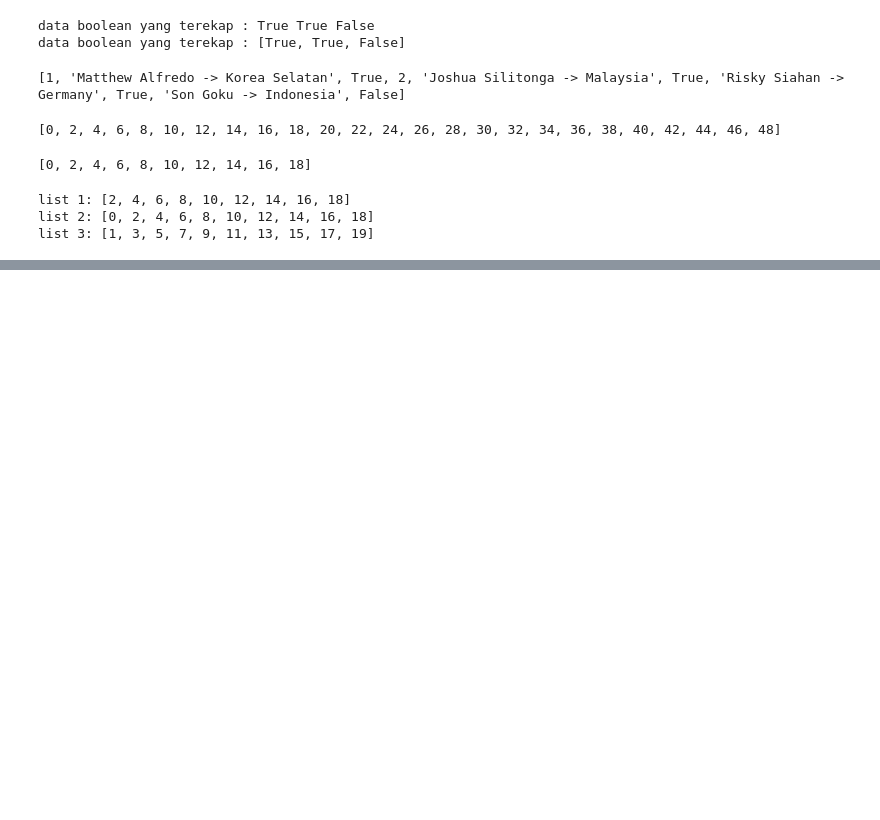
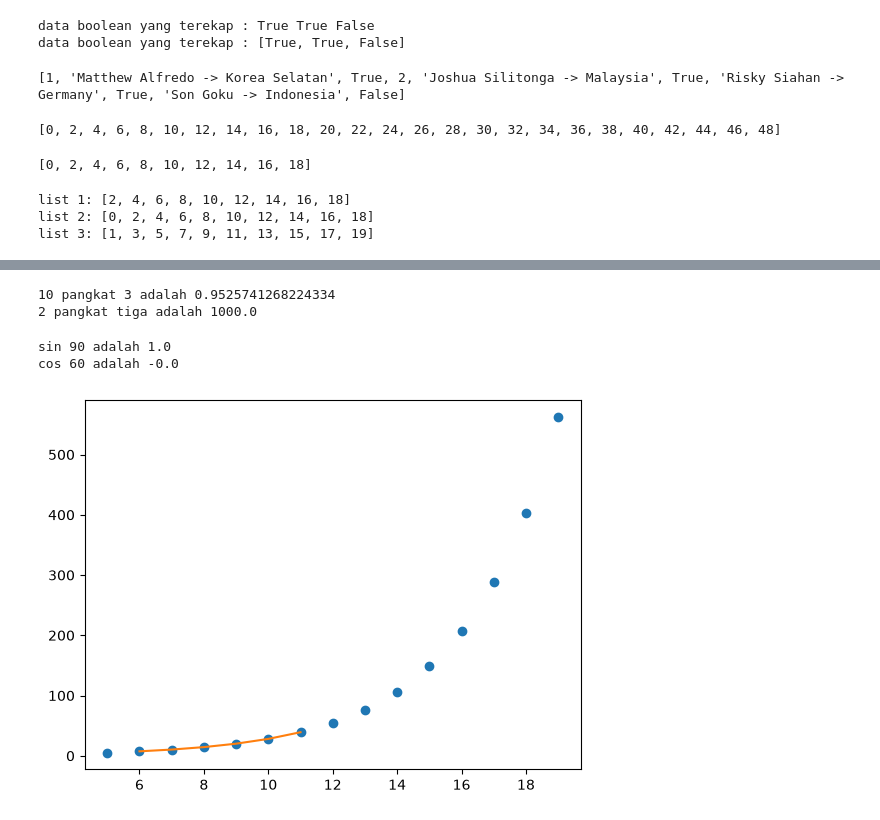
Before and after one commit to MonicaPanjaitan07/KECERDASAN-BUATAN, a Jupyter notebook: test.ipynb, the cells around one changed output, grey strips where cells are left out. Drawn from its saved outputs; the diff is of its cells as text; code cells hidden in the pictures; blank space fills up the shorter version.

```diff
--- a/test.ipynb
+++ b/test.ipynb
@@ -127,0 +493,38 @@ list 3: [1, 3, 5, 7, 9, 11, 13, 15, 17, 19]
+# %%
+#exponential with scipy
+from scipy import special
+
+a = special.expit(3)
+print("10 pangkat 3 adalah", a)
+
+b = special.exp10(3)
+print("2 pangkat tiga adalah", b)
+# %% [output]
+10 pangkat 3 adalah 0.9525741268224334
+2 pangkat tiga adalah 1000.0
+# %%
+#trigonometri with scipy
+a = special.sindg(90)
+print("sin 90 adalah", a)
+
+b = special.cosdg(90)
+print("cos 60 adalah", b)
+# %% [output]
+sin 90 adalah 1.0
+cos 60 adalah -0.0
+# %%
+#interpolation function
+import matplotlib.pyplot as plt
+from scipy import interpolate
+
+x = np.arange(5,20)
+y = np.exp(x/3.0)
+
+f1 = interpolate.interp1d(x,y)
+x1 = np.arange(6,12)
+y1 = f1(x1) #use interpolation function returned by interp1d
+
+plt.plot(x,y,'o',x1,y1,'-')
+plt.show()
+# %% [output]
+[figure, added]
```
Also changed, not shown: parts of 48 cells of this notebook.
